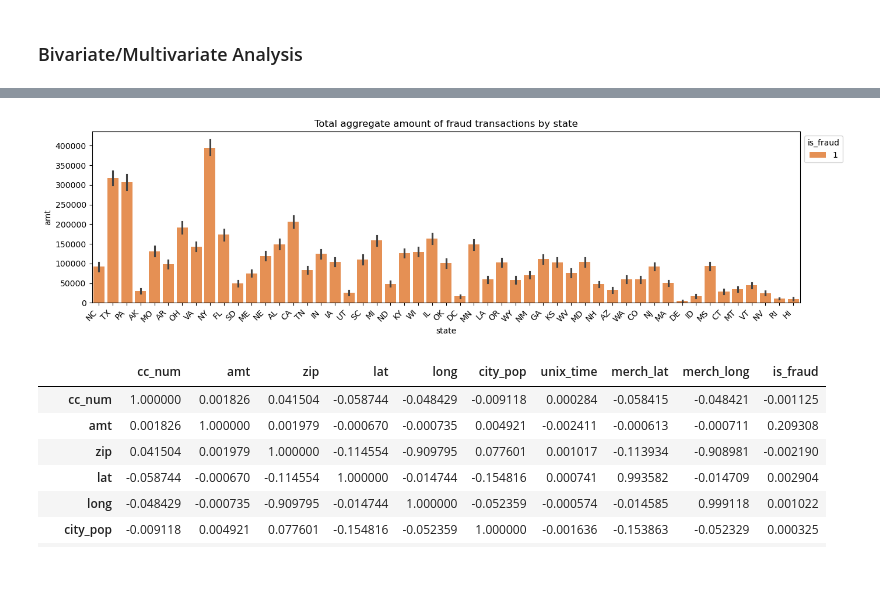
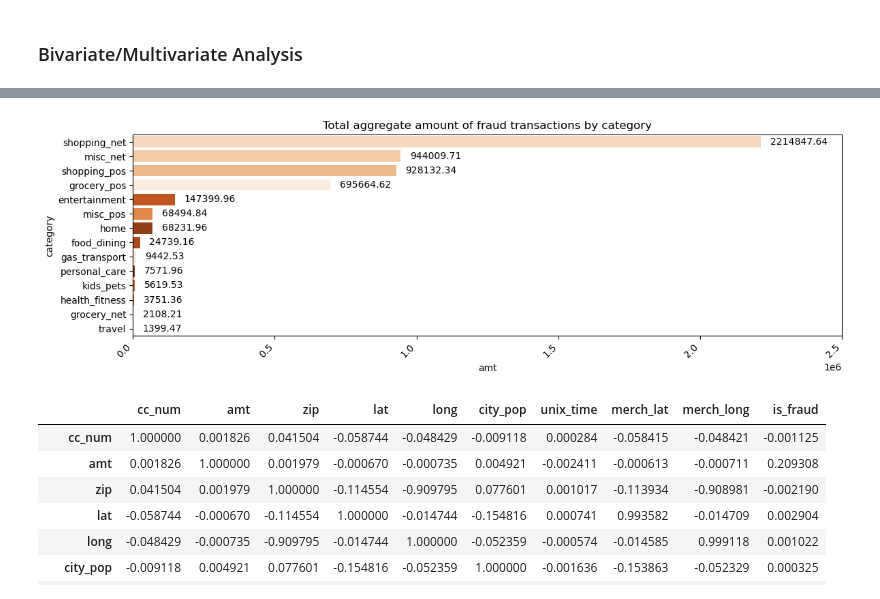
Before and after one commit to 0xsquawk/fraud-detection, a Jupyter notebook: fraud_analytics.ipynb, the cells around one changed output, grey strips where cells are left out. Cells and saved outputs as stored; diff of their text form; code cells hidden in the pictures; blank space fills up the shorter version.

```diff
--- a/fraud_analytics.ipynb
+++ b/fraud_analytics.ipynb
@@ -234,0 +263,30 @@ Upper Bound: 600.19
+# %%
+# Calculate fraud rate by category
+fraud_rate_cat = df.groupby(['category'])['is_fraud'].sum().reset_index()
+fraud_rate_cat['total_txns'] = fraud_rate_cat['category'].map(df['category'].value_counts())
+fraud_rate_cat['fraud_rate'] = (fraud_rate_cat['is_fraud'] / fraud_rate_cat['total_txns'])
+sorted_fr_cat = fraud_rate_cat.sort_values(by='fraud_rate', ascending=False)
+
+# Calculate fraud rate by merchant (Top 15 merchants)
+fraud_rate_mer = df.groupby(['merchant'])['is_fraud'].sum().reset_index()
+fraud_rate_mer['total_txns'] = fraud_rate_mer['merchant'].map(df['merchant'].value_counts())
+fraud_rate_mer['fraud_rate'] = (fraud_rate_mer['is_fraud'] / fraud_rate_mer['total_txns'])
+top_15_fraud_mer = fraud_rate_mer.sort_values(by='fraud_rate', ascending=False).head(15)
+
+# Plot the bar plots
+fig, ax = plt.subplots(1, 2, figsize=(20,5))
+
+ax0 = sns.barplot(data=sorted_fr_cat, y='category', x='fraud_rate', hue='category', palette='Oranges_r', ax=ax[0])
+ax0.set_title("Fraud rate by category")
+ax0.set_xlim(0,0.020)
+for container in ax0.containers:
+    ax0.bar_label(container, fmt='%.4f', padding=4)
+
+ax1 = sns.barplot(data=top_15_fraud_mer, y='merchant', x='fraud_rate', hue='merchant', palette='Oranges_r', ax=ax[1])
+ax1.set_title("Fraud rate by merchant")
+ax1.set_xlim(0,0.025)
+for container in ax1.containers:
+    ax1.bar_label(container, fmt='%.4f', padding=4)
+
+plt.tight_layout()
+plt.show()
@@ -235,14 +295,18 @@ Upper Bound: 600.19
 # %%
-# Total aggregate amount of fraud transactions by state
-plt.figure(figsize=(14,4))
-ax = sns.barplot(data=df[df['is_fraud'] == 1], x='state', y='amt', hue='is_fraud', estimator=sum, palette='Oranges')
-ax.set_title("Total aggregate amount of fraud transactions by state")
+# Total aggregate amount of fraud transactions by category
+sorted_amt = df[df['is_fraud'] == 1].groupby('category')['amt'].sum().sort_values(ascending=False).index
+
+plt.figure(figsize=(12,4))
+ax = sns.barplot(data=df[df['is_fraud'] == 1], y='category', x='amt', estimator='sum', hue='category', legend=False, palette='Oranges', errorbar=None, order=sorted_amt)
+ax.set_title("Total aggregate amount of fraud transactions by category")
 plt.xticks(rotation=45, ha='right')
-sns.move_legend(ax, "upper left", bbox_to_anchor=(1,1))
+plt.xlim(0, 2500000)
+for container in ax.containers:
+    ax.bar_label(container, fmt='%.2f', padding=10)
 plt.tight_layout()
 plt.show()
 # %% [output]
-[figure, old version]
+[figure, new version]
 # %%
 # Correlation Matrix
 df.corr(numeric_only=True).style.background_gradient(cmap='Oranges')
```
Also changed, not shown: parts of 8 cells of this notebook.
